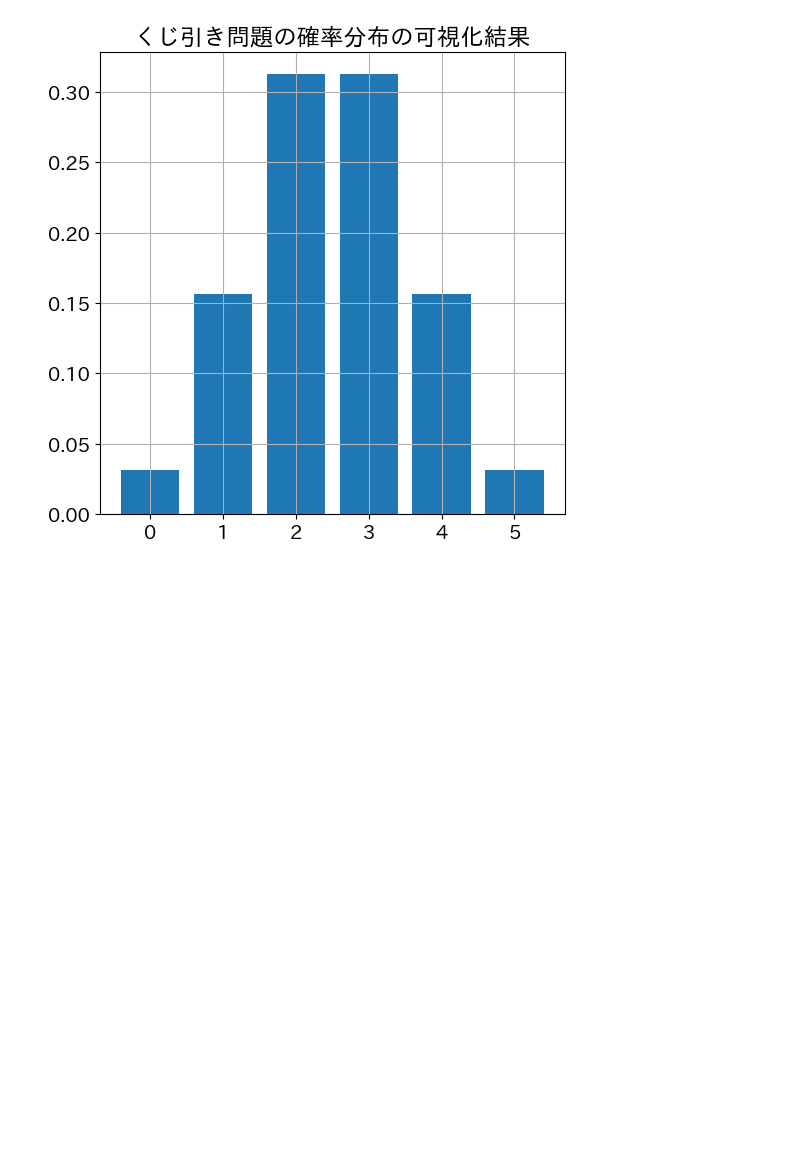
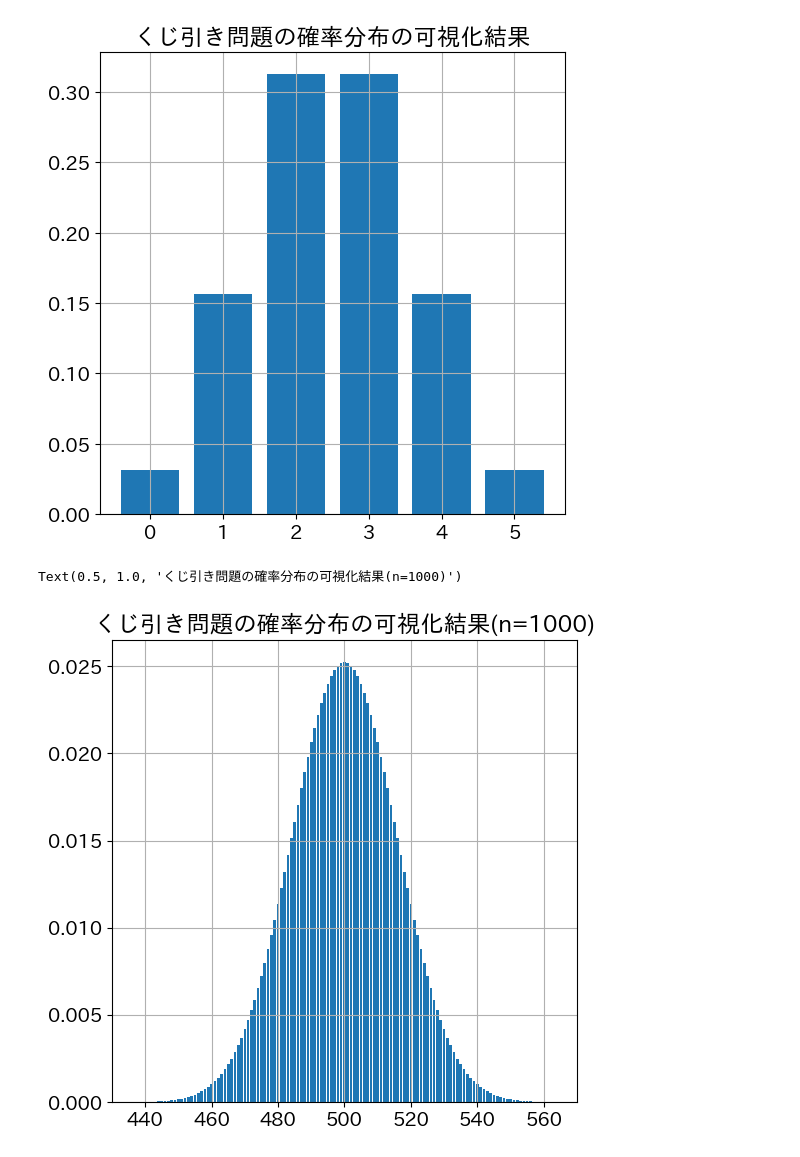
Before and after one commit to maton369/Bayesian_Inference_Practice, a Jupyter notebook: 1章_確率分布とは.ipynb, the cells around one changed output. Saved outputs shown, nothing was run; the diff lists cells and outputs as text; code cells hidden in the pictures; blank space fills up the shorter version.

```diff
--- a/1章_確率分布とは.ipynb
+++ b/1章_確率分布とは.ipynb
@@ -56,3 +56,45 @@ plt.title("くじ引き問題の確率分布の可視化結果")
 # %% [output]
 Text(0.5, 1.0, 'くじ引き問題の確率分布の可視化結果')
 [figure]
+# %%
+from scipy.special import comb  # comb(n, k) は二項係数 C(n, k) = nCk を計算する関数。
+
+# ここでは「1000 回の試行のうち i 回成功する並び方の数」を表す。
+
+n = 1000  # 試行回数 n を 1000 回に設定。
+# 例えば「当たり / ハズレが等確率で起こるくじを 1000 回引く」といった状況を想定している。
+
+x = range(n + 1)  # 成功回数 X が取りうる値の集合 {0, 1, ..., 1000} を生成。
+# 離散確率変数 X ~ Binomial(n=1000, p=1/2) の「値の候補」に対応する。
+
+y = [comb(n, i) / 2**n for i in x]
+# comb(n, i) は「n 回の試行のうち i 回成功する並び方の数」= 二項係数 C(n, i) を表す。
+# くじ引きが各回で独立かつ当たり/ハズレが等確率 p = 1/2 で起こると仮定すると、
+# 各「並び方」（具体的な当たり・ハズレの列）は (1/2)^n の確率で起こる。
+# よって「ちょうど i 回成功する」確率は
+#   P(X = i) = C(n, i) * (1/2)^i * (1/2)^(n-i) = C(n, i) / 2^n
+# となる。これは二項分布 Binomial(n=1000, p=1/2) の確率質量関数 (PMF) をそのまま実装した式になっている。
+# n が 1000 と大きくなったことで、この二項分布は中心極限定理により
+# 近似的に正規分布 N(μ = np, σ^2 = np(1-p)) ≒ N(500, 250) に近い形状を持つことが理論的に知られている。
+
+plt.bar(x, y)
+# x 軸に成功回数 i（0〜1000）、y 軸にその確率 P(X = i) をとった棒グラフを描画する。
+# n が大きいため、本来の棒グラフは非常に細かい「ほぼ連続的な山」のような形になる。
+# これは大数の法則や中心極限定理の結果として、
+# 「多くの独立試行の和が正規分布に近づく」という現象を視覚的に確認できる例になっている。
+
+plt.xlim((430, 570))
+# x 軸の表示範囲を [430, 570] に制限している。
+# 二項分布 Binomial(1000, 1/2) の平均は μ = np = 500、
+# 分散は σ^2 = np(1-p) = 250、標準偏差は σ ≒ 15.81 なので、
+# 430〜570 という範囲はおおよそ μ ± 4.4σ 程度の「中心付近」を拡大して見ていることに対応する。
+# これにより、分布の「山」の形（正規分布に似たベル型）を詳細に観察することができる。
+
+plt.title("くじ引き問題の確率分布の可視化結果(n=1000)")
+# グラフタイトルとして「くじ引き問題の確率分布 (n=1000)」であることを明示している。
+# 理論的には、これは 1000 回のベルヌーイ試行（当たり/ハズレ、p=1/2）に対する
+# 二項分布 Binomial(1000, 1/2) の PMF をプロットしたものであり、
+# n を大きくしたときに二項分布が正規分布に近似される、という中心極限定理の具体例としても解釈できる。
+# %% [output]
+Text(0.5, 1.0, 'くじ引き問題の確率分布の可視化結果(n=1000)')
+[figure, added]
```
